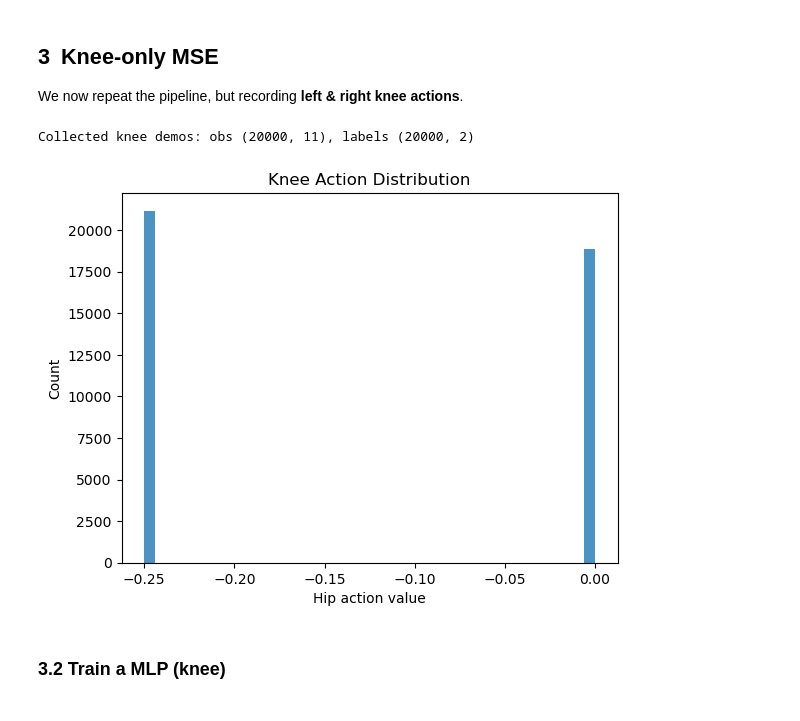
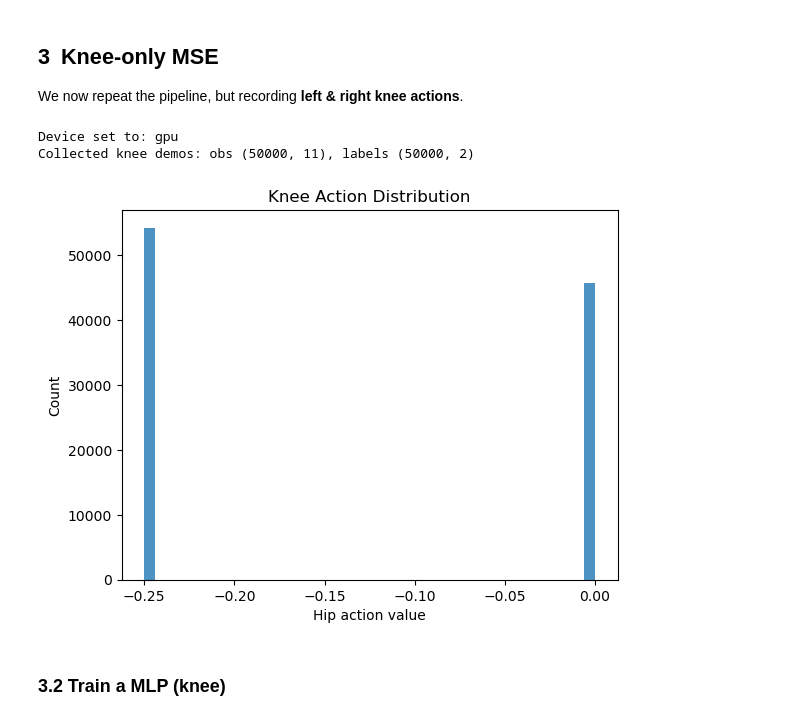
Before and after one commit to yunusdanabas/passive_walker_rl, a Jupyter notebook: passive_walker/bc/BehaviourClonning.ipynb, the cells around one changed output. Cells and saved outputs as stored; diff of their text form; code cells hidden in the pictures.

```diff
--- a/passive_walker/bc/BehaviourClonning.ipynb
+++ b/passive_walker/bc/BehaviourClonning.ipynb
@@ -38,7 +38,7 @@ Repo ready — model XML → /home/yunusdanabas/ENS492/passive_walker_rl/passive
 # %% [markdown]
 ### Choose CPU / GPU for this notebook
 # %%
-USE_GPU_NOTEBOOK = False
+USE_GPU_NOTEBOOK = True
 
 import os, jax
 os.environ["JAX_PLATFORM_NAME"] = "gpu" if USE_GPU_NOTEBOOK else "cpu"
@@ -151,29 +150,30 @@ We now repeat the pipeline, but recording **left & right knee actions**.
 # %%
 from passive_walker.bc.knee_mse        import set_device, XML_PATH as K_XML
 from passive_walker.bc.knee_mse.collect import collect_demo_data
 from passive_walker.envs.mujoco_fsm_env  import PassiveWalkerEnv
 
 # 1) Configure CPU/GPU
 set_device(USE_GPU_NOTEBOOK)
 
 # 2) Collect demos
-DEMO_STEPS_KNEE = 20_000
+DEMO_STEPS_KNEE = 50_000
 env_knee = PassiveWalkerEnv(
     xml_path=K_XML,
     simend=30,
     use_nn_for_hip=False,
     use_nn_for_knees=False,
     use_gui=False
 )
 obs_k, labels_k = collect_demo_data(env_knee, num_steps=DEMO_STEPS_KNEE)
 env_knee.close()
 
 # 3) Report & visualize
 print(f"Collected knee demos: obs {obs_k.shape}, labels {labels_k.shape}")
 plot_label_hist(np.array(labels_k), title="Knee Action Distribution")
 # %% [output]
-Collected knee demos: obs (20000, 11), labels (20000, 2)
+Device set to: gpu
+Collected knee demos: obs (50000, 11), labels (50000, 2)
-[figure, old version]
+[figure, new version]
 # %% [markdown]
 ### 3.2 Train a MLP (knee)
 # %%
```
Also changed, not shown: parts of 19 cells of this notebook, 41 other files.
